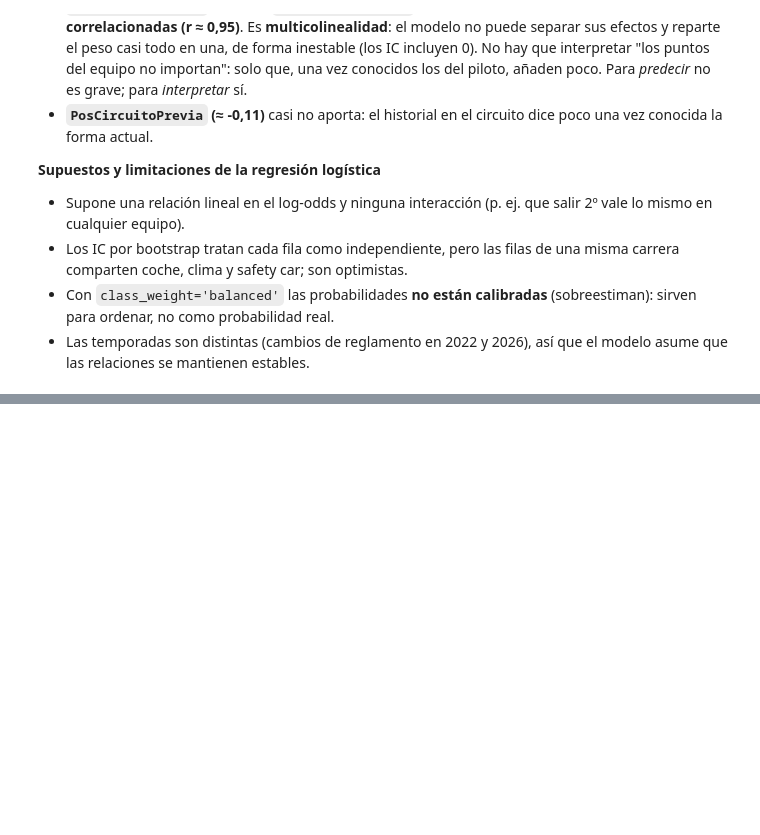
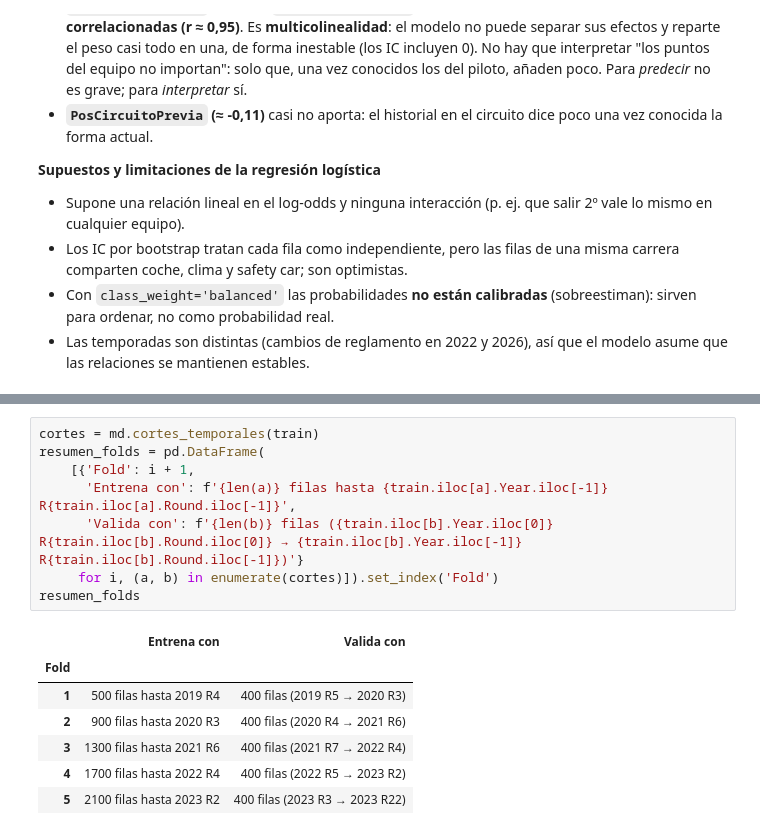
Before and after one commit to wewesito/f1-strategy-analytics, a Jupyter notebook: notebooks/04_prediccion.ipynb, the cells around one changed output, grey strips where cells are left out. Drawn from its saved outputs; the diff is of its cells as text; blank space fills up the shorter version.

```diff
--- a/notebooks/04_prediccion.ipynb
+++ b/notebooks/04_prediccion.ipynb
@@ -519,0 +539,16 @@ plt.show()
+# %%
+cortes = md.cortes_temporales(train)
+resumen_folds = pd.DataFrame(
+    [{'Fold': i + 1,
+      'Entrena con': f'{len(a)} filas hasta {train.iloc[a].Year.iloc[-1]} R{train.iloc[a].Round.iloc[-1]}',
+      'Valida con': f'{len(b)} filas ({train.iloc[b].Year.iloc[0]} R{train.iloc[b].Round.iloc[0]} → {train.iloc[b].Year.iloc[-1]} R{train.iloc[b].Round.iloc[-1]})'}
+     for i, (a, b) in enumerate(cortes)]).set_index('Fold')
+resumen_folds
+# %% [output]
+|  | Entrena con | Valida con |
+| Fold |  |  |
+| 1 | 500 filas hasta 2019 R4 | 400 filas (2019 R5 → 2020 R3) |
+| 2 | 900 filas hasta 2020 R3 | 400 filas (2020 R4 → 2021 R6) |
+| 3 | 1300 filas hasta 2021 R6 | 400 filas (2021 R7 → 2022 R4) |
+| 4 | 1700 filas hasta 2022 R4 | 400 filas (2022 R5 → 2023 R2) |
+| 5 | 2100 filas hasta 2023 R2 | 400 filas (2023 R3 → 2023 R22) |
```
Also changed, not shown: parts of 8 cells of this notebook, 1 other file.
